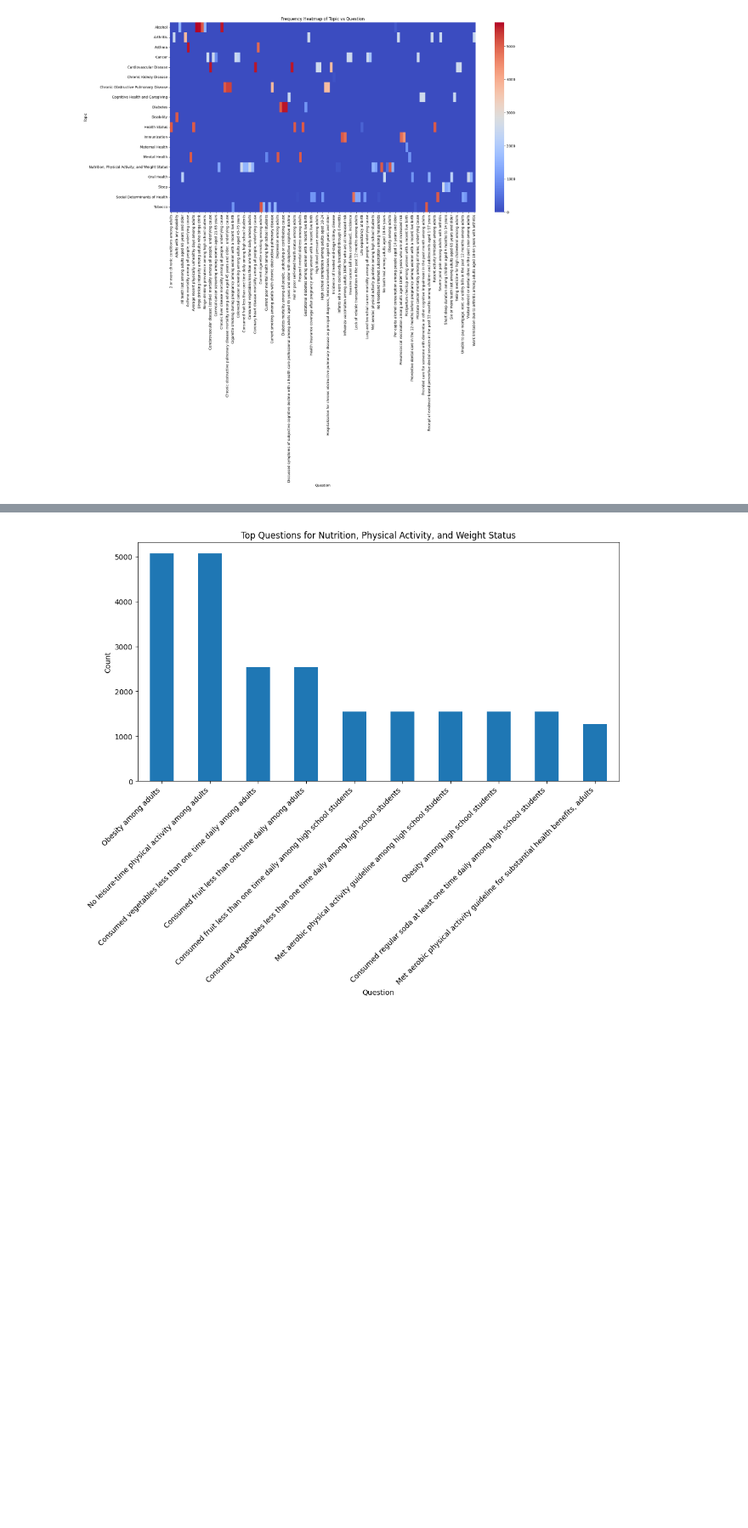
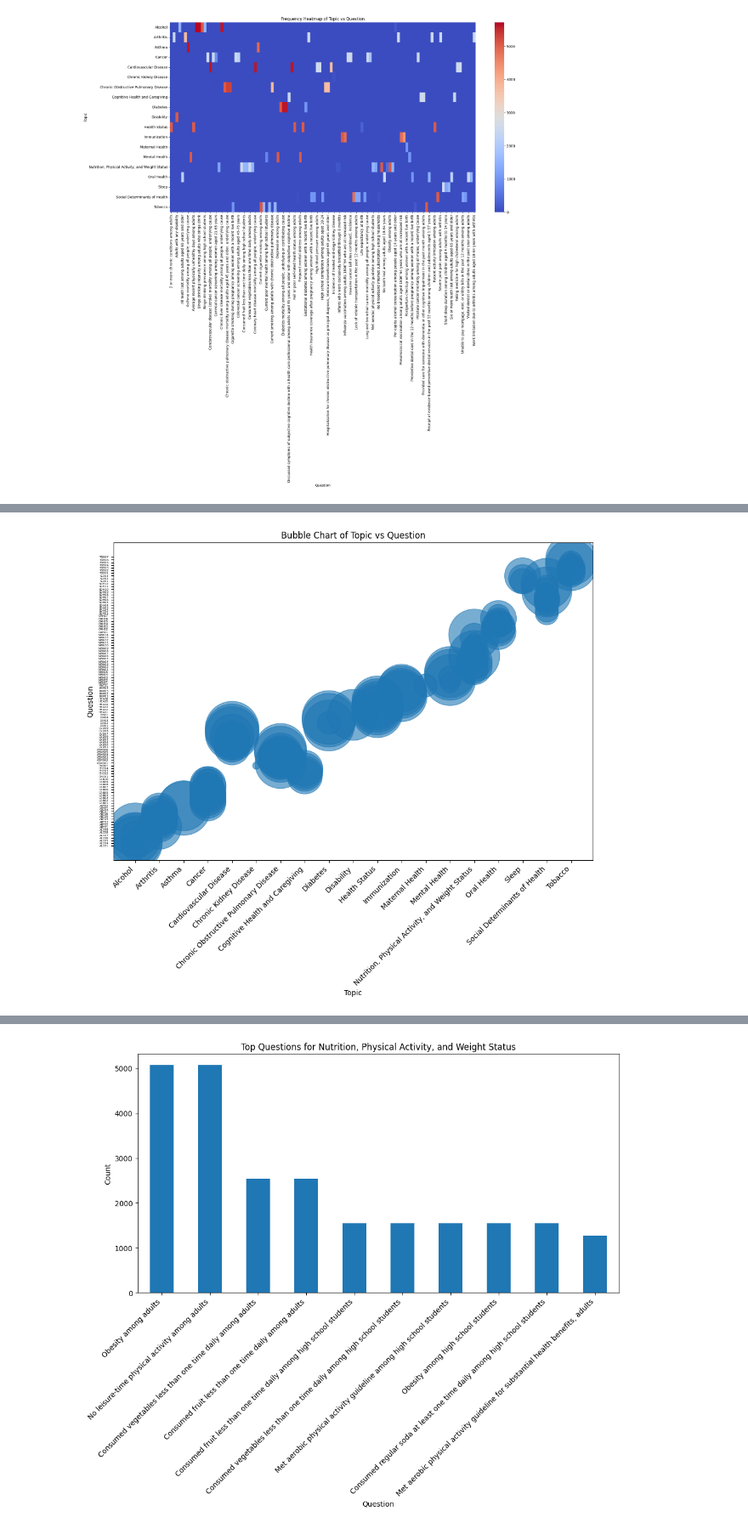
Before and after one commit to DWallace740/project3team11, a Jupyter notebook: Individual Notebooks/DW_cdc_analysis.ipynb, the cells around one changed output, grey strips where cells are left out. Shown at 85% size. Cells and saved outputs as stored; diff of their text form; code cells hidden in the pictures; blank space fills up the shorter version.

```diff
--- a/Individual Notebooks/DW_cdc_analysis.ipynb
+++ b/Individual Notebooks/DW_cdc_analysis.ipynb
@@ -168,0 +205,23 @@ plt.show()
+# %%
+# Create a crosstab of Topic and Question
+crosstab = pd.crosstab(data['Topic'], data['QuestionID'])
+
+# Convert crosstab to long format for plotting
+bubble_data = crosstab.stack().reset_index()
+bubble_data.columns = ['Topic', 'QuestionID', 'Frequency']
+
+# Plot bubble chart
+plt.figure(figsize=(12, 8))
+scatter = plt.scatter(
+    bubble_data['Topic'], bubble_data['QuestionID'],
+    s=bubble_data['Frequency'] * 1,  # Scale bubble size
+    alpha=0.6
+)
+plt.title('Bubble Chart of Topic vs Question')
+plt.xlabel('Topic')
+plt.ylabel('Question')
+plt.xticks(rotation=45, ha='right', fontsize=10)
+plt.yticks(fontsize=4)
+plt.show()
+# %% [output]
+[figure, added]
```
Also changed, not shown: parts of 22 cells of this notebook, 3 other files.
